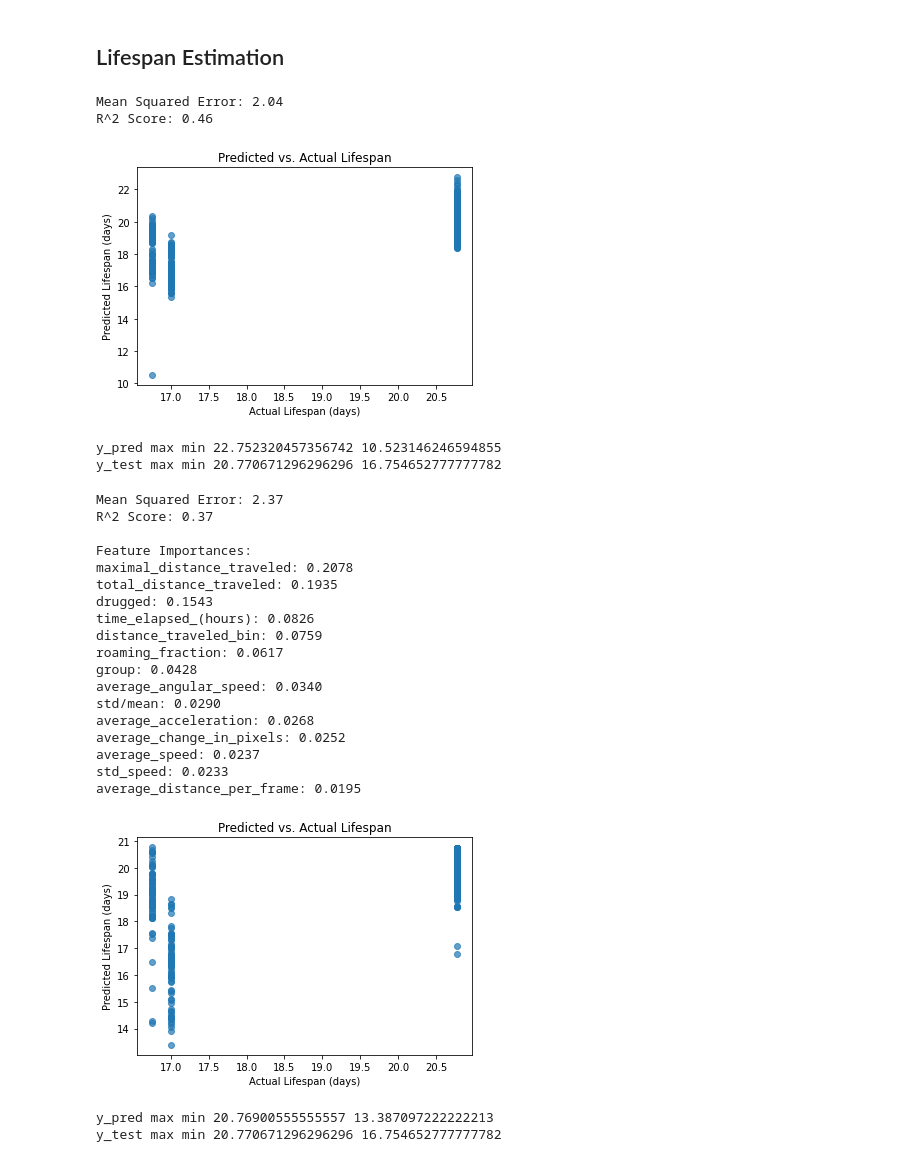
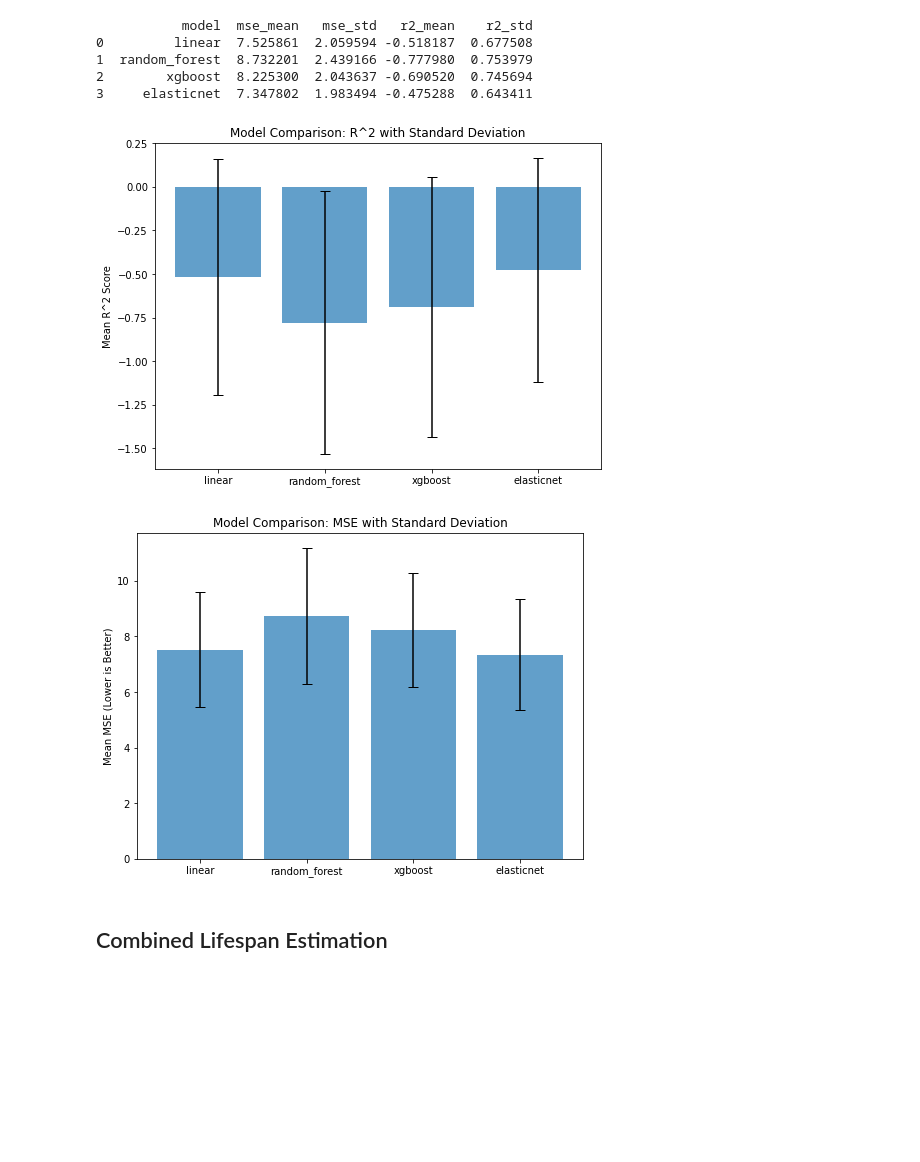
Before and after one commit to srsingh04/mlproject2, a Jupyter notebook: lifespan_exploration/lifespan_estimation.ipynb, the cells around one changed output. Saved outputs shown, nothing was run; the diff lists cells and outputs as text; code cells hidden in the pictures; blank space fills up the shorter version.

```diff
--- a/lifespan_exploration/lifespan_estimation.ipynb
+++ b/lifespan_exploration/lifespan_estimation.ipynb
@@ -25,2 +45,33 @@ np.random.seed(42)
+# %%
+results2 = []
+models = ["linear", "random_forest", "xgboost", "elasticnet"]
+
+for model in models:
+    result = evaluate_model_kfold(data2, model_select=model)
+    results2.append(result)
+
+# Convert to DataFrame
+results2_df = pd.DataFrame(results2)
+print(results2_df)
+
+plt.figure(figsize=(8, 6))
+plt.bar(results2_df["model"], results2_df["r2_mean"], yerr=results2_df["r2_std"], capsize=5, alpha=0.7)
+plt.ylabel("Mean R^2 Score")
+plt.title("Model Comparison: R^2 with Standard Deviation")
+plt.show()
+
+plt.figure(figsize=(8, 6))
+plt.bar(results2_df["model"], results2_df["mse_mean"], yerr=results2_df["mse_std"], capsize=5, alpha=0.7)
+plt.ylabel("Mean MSE (Lower is Better)")
+plt.title("Model Comparison: MSE with Standard Deviation")
+plt.show()
+# %% [output]
+           model  mse_mean   mse_std   r2_mean    r2_std
+0         linear  7.525861  2.059594 -0.518187  0.677508
+1  random_forest  8.732201  2.439166 -0.777980  0.753979
+2        xgboost  8.225300  2.043637 -0.690520  0.745694
+3     elasticnet  7.347802  1.983494 -0.475288  0.643411
+[figure, added]
+[figure, added]
 # %% [markdown]
-## Lifespan Estimation
+## Combined Lifespan Estimation
@@ -113,32 +77,0 @@ def predict_lifespan(data, model_select="linear", test_size=0.2, random_state=42
-# %%
-model, mse, r2 = predict_lifespan(data)
-# %% [output]
-Mean Squared Error: 2.04
-R^2 Score: 0.46
-[figure, removed]
-y_pred max min 22.752320457356742 10.523146246594855
-y_test max min 20.770671296296296 16.754652777777782
-# %%
-model, mse, r2 = predict_lifespan(data, model_select="random_forest")
-# %% [output]
-Mean Squared Error: 2.37
-R^2 Score: 0.37
-
-Feature Importances:
-maximal_distance_traveled: 0.2078
-total_distance_traveled: 0.1935
-drugged: 0.1543
-time_elapsed_(hours): 0.0826
-distance_traveled_bin: 0.0759
-roaming_fraction: 0.0617
-group: 0.0428
-average_angular_speed: 0.0340
-std/mean: 0.0290
-average_acceleration: 0.0268
-average_change_in_pixels: 0.0252
-average_speed: 0.0237
-std_speed: 0.0233
-average_distance_per_frame: 0.0195
-[figure, removed]
-y_pred max min 20.76900555555557 13.387097222222213
-y_test max min 20.770671296296296 16.754652777777782
```
Also changed, not shown: parts of 15 cells of this notebook, 2 other files.
